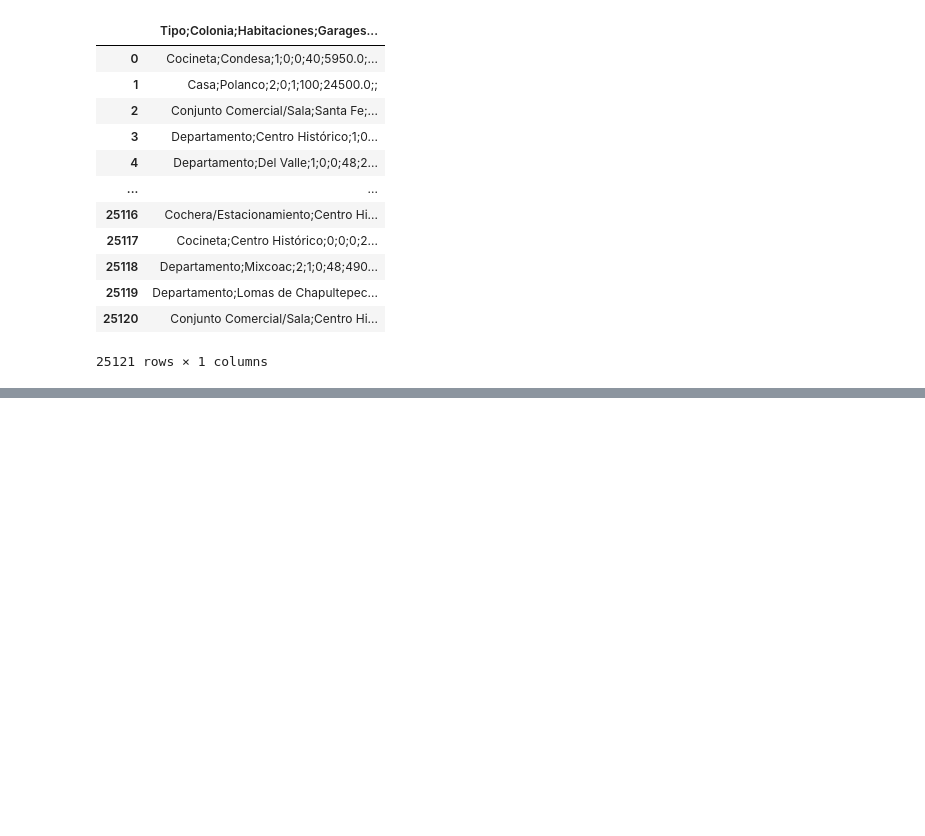
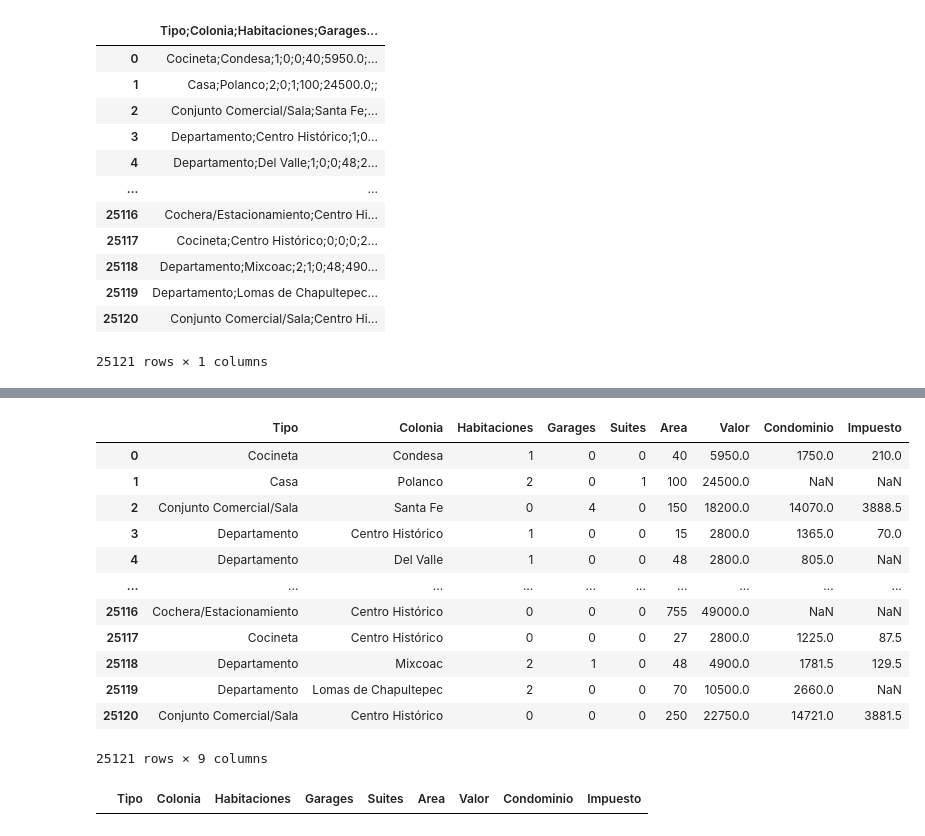
Before and after one commit to MadridVP/Data-Science-Alura, a Jupyter notebook: inmuebles_cdmx.ipynb, the cells around one changed output, grey strips where cells are left out. Cells and saved outputs as stored; diff of their text form; code cells hidden in the pictures; blank space fills up the shorter version.

```diff
--- a/inmuebles_cdmx.ipynb
+++ b/inmuebles_cdmx.ipynb
@@ -24,0 +232,20 @@ pd.read_csv(url)
+# %%
+datos.query('@inmuebles_comerciales in Tipo')
+# %% [output]
+|  | Tipo | Colonia | Habitaciones | Garages | Suites | Area | Valor | Condominio | Impuesto |
+| 0 | Cocineta | Condesa | 1 | 0 | 0 | 40 | 5950.0 | 1750.0 | 210.0 |
+| 1 | Casa | Polanco | 2 | 0 | 1 | 100 | 24500.0 | NaN | NaN |
+| 2 | Conjunto Comercial/Sala | Santa Fe | 0 | 4 | 0 | 150 | 18200.0 | 14070.0 | 3888.5 |
+| 3 | Departamento | Centro Histórico | 1 | 0 | 0 | 15 | 2800.0 | 1365.0 | 70.0 |
+| 4 | Departamento | Del Valle | 1 | 0 | 0 | 48 | 2800.0 | 805.0 | NaN |
+| ... | ... | ... | ... | ... | ... | ... | ... | ... | ... |
+| 25116 | Cochera/Estacionamiento | Centro Histórico | 0 | 0 | 0 | 755 | 49000.0 | NaN | NaN |
+| 25117 | Cocineta | Centro Histórico | 0 | 0 | 0 | 27 | 2800.0 | 1225.0 | 87.5 |
+| 25118 | Departamento | Mixcoac | 2 | 1 | 0 | 48 | 4900.0 | 1781.5 | 129.5 |
+| 25119 | Departamento | Lomas de Chapultepec | 2 | 0 | 0 | 70 | 10500.0 | 2660.0 | NaN |
+| 25120 | Conjunto Comercial/Sala | Centro Histórico | 0 | 0 | 0 | 250 | 22750.0 | 14721.0 | 3881.5 |
+25121 rows × 9 columns
+# %%
+datos.query('@inmuebles_comerciales not in Tipo')
+# %% [output]
+|  | Tipo | Colonia | Habitaciones | Garages | Suites | Area | Valor | Condominio | Impuesto |
```
Also changed, not shown: parts of 19 cells of this notebook.
